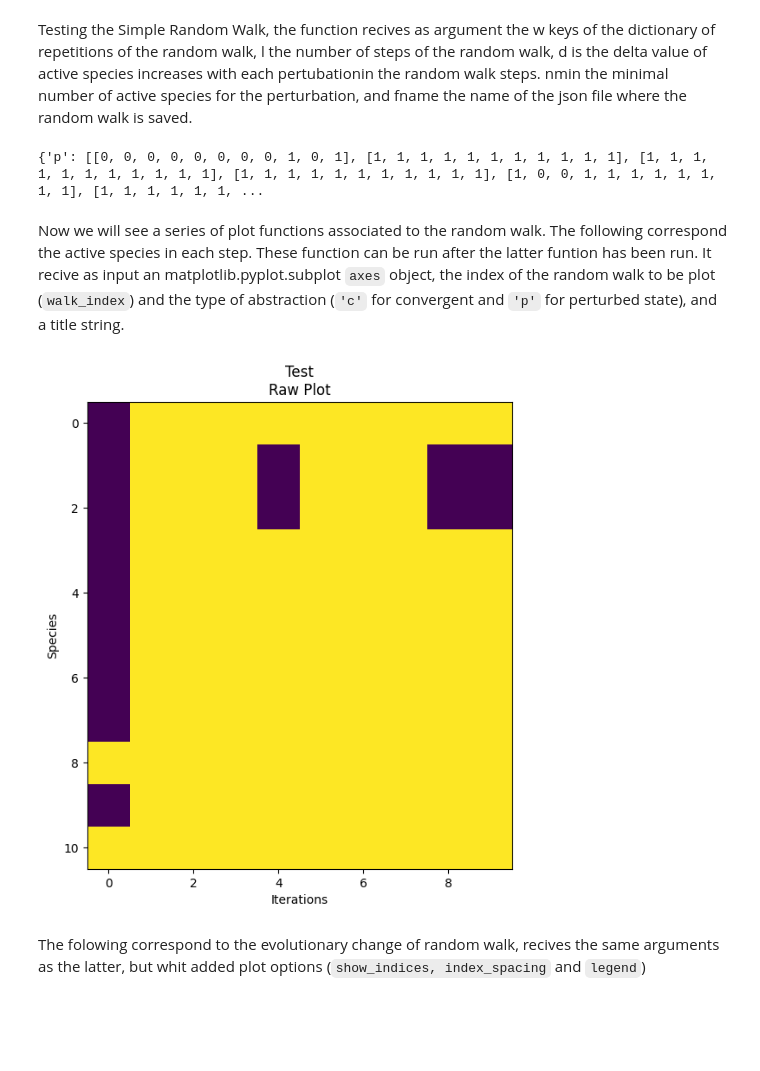
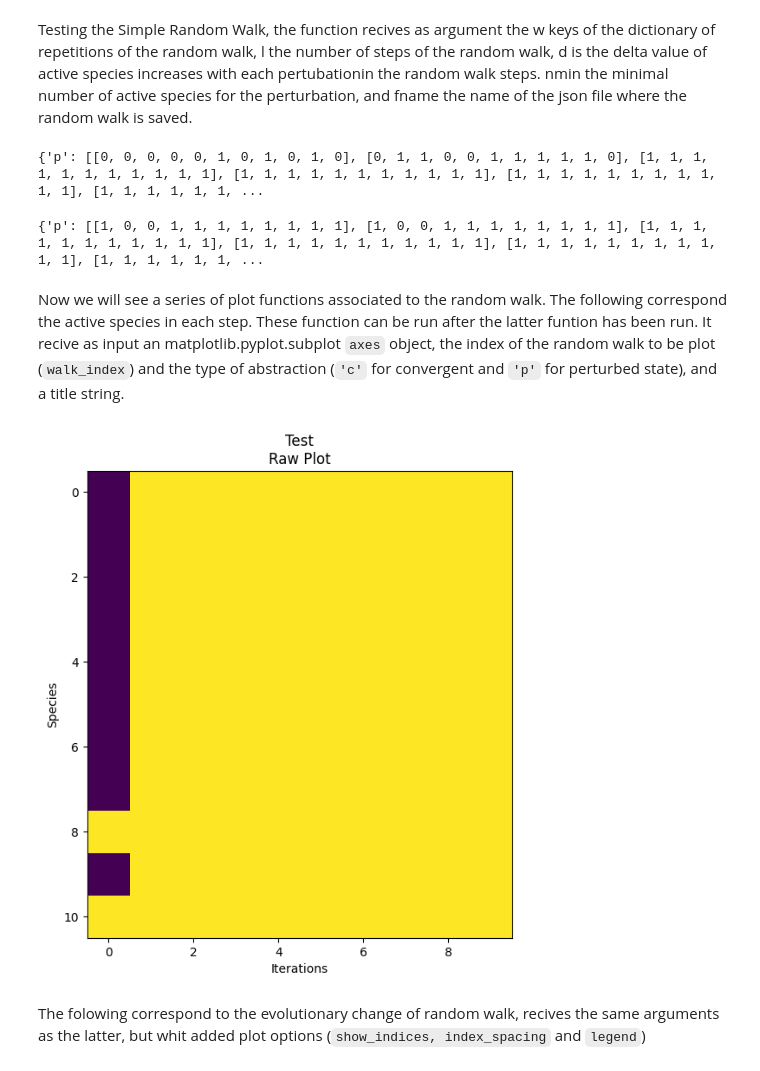
Before and after one commit to pmaldona/pyRN, a Jupyter notebook: notebooks/Resilient Plot Functions.ipynb, the cells around one changed output. Drawn from its saved outputs; the diff is of its cells as text; code cells hidden in the pictures; blank space fills up the shorter version.

Commit message:
Simple Random Walk bug corection

```diff
--- a/notebooks/Resilient Plot Functions.ipynb
+++ b/notebooks/Resilient Plot Functions.ipynb
@@ -108,20 +108,24 @@ rand v: bitarray('001000')
 Testing the Simple Random Walk, the function recives as argument the w keys of the dictionary of repetitions of the random walk, l the number of steps of the random walk, d is the delta value of active species increases with each pertubationin the random walk steps. nmin the minimal number of active species for the perturbation, and fname the name of the json file where the random walk is saved.
 # %%
 RN.setRwSimple(w=range(10),l=10,d=1,nmin=3,fname="rand_walk.json")
-print(RN.RwSimpleListDictDf[0])
+print(RN.RwSimpleListDictDf[4])
 # %% [output]
-{'p': [[0, 0, 0, 0, 0, 0, 0, 0, 1, 0, 1], [1, 1, 1, 1, 1, 1, 1, 1, 1, 1, 1], [1, 1, 1, 1, 1, 1, 1, 1, 1, 1, 1], [1, 1, 1, 1, 1, 1, 1, 1, 1, 1, 1], [1, 0, 0, 1, 1, 1, 1, 1, 1, 1, 1], [1, 1, 1, 1, 1, 1, ...
+{'p': [[0, 0, 0, 0, 0, 1, 0, 1, 0, 1, 0], [0, 1, 1, 0, 0, 1, 1, 1, 1, 1, 0], [1, 1, 1, 1, 1, 1, 1, 1, 1, 1, 1], [1, 1, 1, 1, 1, 1, 1, 1, 1, 1, 1], [1, 1, 1, 1, 1, 1, 1, 1, 1, 1, 1], [1, 1, 1, 1, 1, 1, ...
+# %%
+print(RN.RwSimpleListDictDf[3])
+# %% [output]
+{'p': [[1, 0, 0, 1, 1, 1, 1, 1, 1, 1, 1], [1, 0, 0, 1, 1, 1, 1, 1, 1, 1, 1], [1, 1, 1, 1, 1, 1, 1, 1, 1, 1, 1], [1, 1, 1, 1, 1, 1, 1, 1, 1, 1, 1], [1, 1, 1, 1, 1, 1, 1, 1, 1, 1, 1], [1, 1, 1, 1, 1, 1, ...
 # %% [markdown]
 Now we will see a series of plot functions associated to the random walk. The following correspond the active species in each step. These function can be run after the latter funtion has been run. It recive as input an matplotlib.pyplot.subplot `axes` object, the index of the random walk to be plot (`walk_index`) and the type of abstraction (`'c'` for convergent and `'p'` for perturbed state), and a title string.
 # %%
 import matplotlib.pyplot as plt
 
 fig, axes = plt.subplots()
 fig.set_size_inches(18, 7)
-RN.plotRawSimpleRw(axes,walk_index=0, abstractions_type='c', title="Test")
+RN.plotRawSimpleRw(axes,walk_index=1, abstractions_type='c', title="Test")
 plt.show()
 # %% [output]
-[figure, old version]
+[figure, new version]
 # %% [markdown]
 The folowing correspond to the evolutionary change of random walk, recives the same arguments as the latter, but whit added plot options (`show_indices, index_spacing` and `legend`)
 # %%
```
Also changed, not shown: parts of 4 cells of this notebook, 1 other file.
